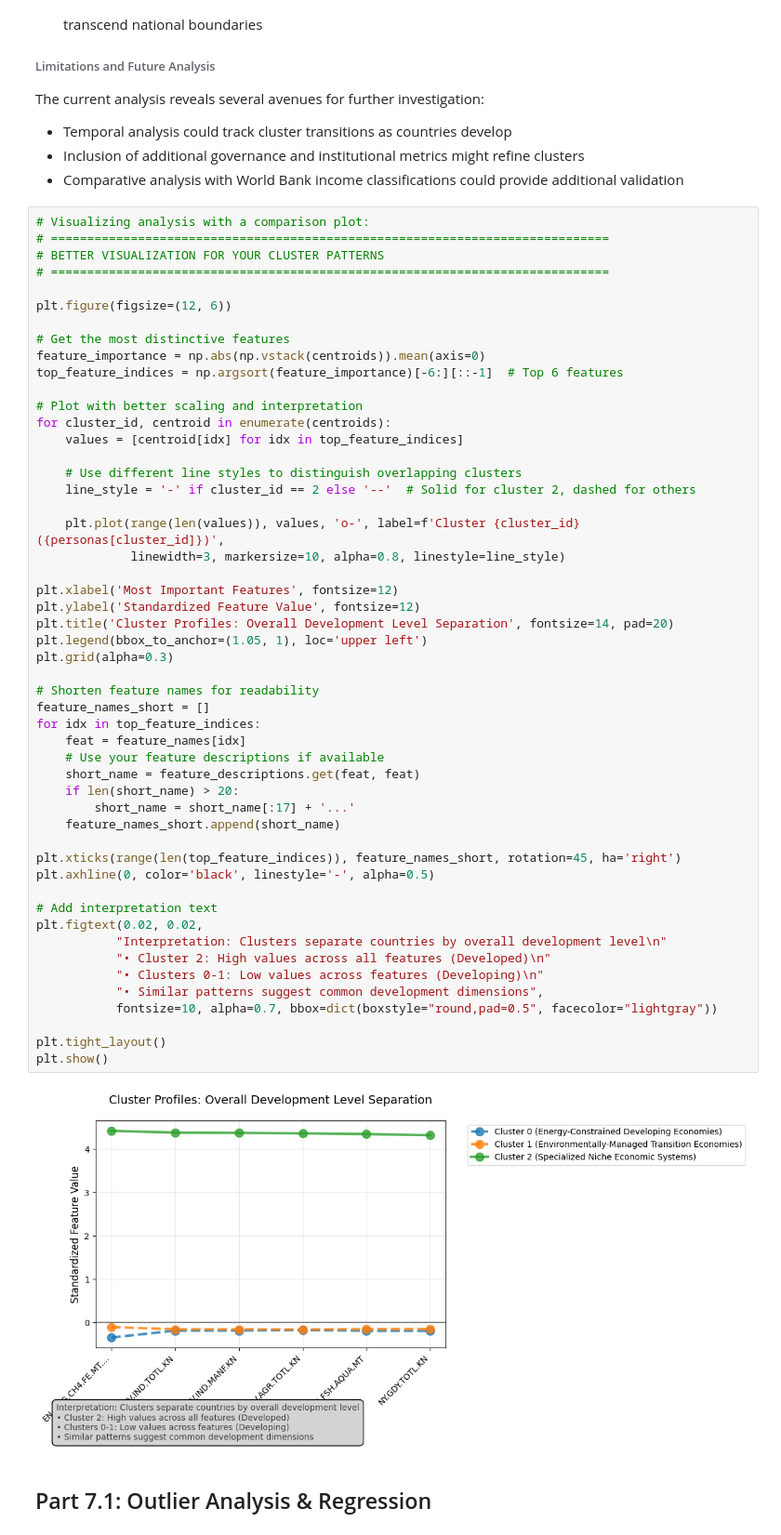
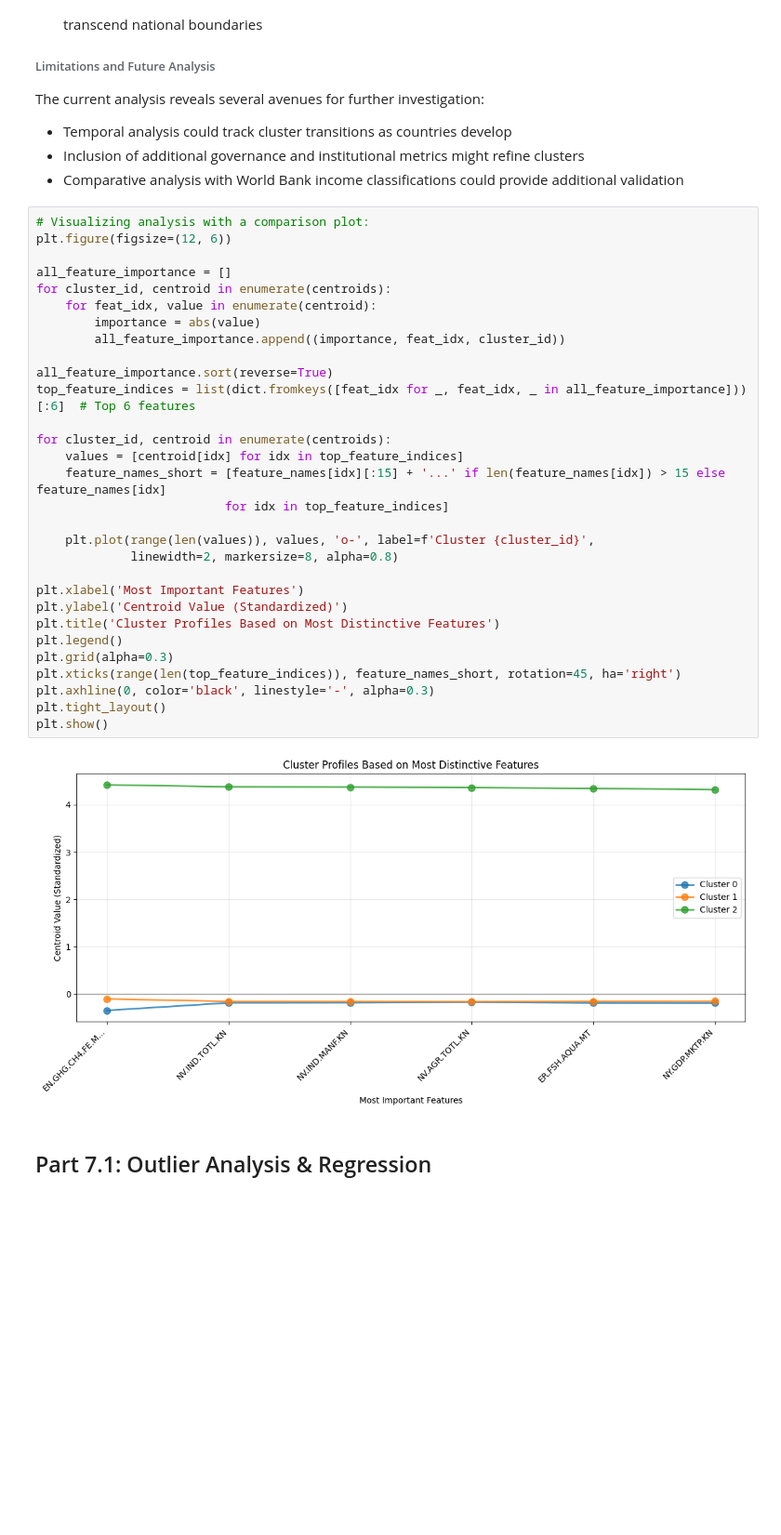
Before and after one commit to GetosMonkey/AI-Assignment-1, a Jupyter notebook: Assignment1.ipynb, the cells around one changed output. Shown at 93% size. Saved outputs shown, nothing was run; the diff lists cells and outputs as text; blank space fills up the shorter version.

```diff
--- a/Assignment1.ipynb
+++ b/Assignment1.ipynb
@@ -1154,57 +1154,36 @@ The current analysis reveals several avenues for further investigation:
 - Comparative analysis with World Bank income classifications could provide additional validation
 # %%
 # Visualizing analysis with a comparison plot:
-# =============================================================================
-# BETTER VISUALIZATION FOR YOUR CLUSTER PATTERNS
-# =============================================================================
-
 plt.figure(figsize=(12, 6))
 
-# Get the most distinctive features
-feature_importance = np.abs(np.vstack(centroids)).mean(axis=0)
-top_feature_indices = np.argsort(feature_importance)[-6:][::-1]  # Top 6 features
+all_feature_importance = []
+for cluster_id, centroid in enumerate(centroids):
+    for feat_idx, value in enumerate(centroid):
+        importance = abs(value)
+        all_feature_importance.append((importance, feat_idx, cluster_id))
 
-# Plot with better scaling and interpretation
+all_feature_importance.sort(reverse=True)
+top_feature_indices = list(dict.fromkeys([feat_idx for _, feat_idx, _ in all_feature_importance]))[:6]  # Top 6 features
+
 for cluster_id, centroid in enumerate(centroids):
     values = [centroid[idx] for idx in top_feature_indices]
+    feature_names_short = [feature_names[idx][:15] + '...' if len(feature_names[idx]) > 15 else feature_names[idx]
+                          for idx in top_feature_indices]
 
-    # Use different line styles to distinguish overlapping clusters
-    line_style = '-' if cluster_id == 2 else '--'  # Solid for cluster 2, dashed for others
+    plt.plot(range(len(values)), values, 'o-', label=f'Cluster {cluster_id}',
+             linewidth=2, markersize=8, alpha=0.8)
 
-    plt.plot(range(len(values)), values, 'o-', label=f'Cluster {cluster_id} ({personas[cluster_id]})',
-             linewidth=3, markersize=10, alpha=0.8, linestyle=line_style)
-
-plt.xlabel('Most Important Features', fontsize=12)
-plt.ylabel('Standardized Feature Value', fontsize=12)
-plt.title('Cluster Profiles: Overall Development Level Separation', fontsize=14, pad=20)
-plt.legend(bbox_to_anchor=(1.05, 1), loc='upper left')
+plt.xlabel('Most Important Features')
+plt.ylabel('Centroid Value (Standardized)')
+plt.title('Cluster Profiles Based on Most Distinctive Features')
+plt.legend()
 plt.grid(alpha=0.3)
-
-# Shorten feature names for readability
-feature_names_short = []
-for idx in top_feature_indices:
-    feat = feature_names[idx]
-    # Use your feature descriptions if available
-    short_name = feature_descriptions.get(feat, feat)
-    if len(short_name) > 20:
-        short_name = short_name[:17] + '...'
-    feature_names_short.append(short_name)
-
 plt.xticks(range(len(top_feature_indices)), feature_names_short, rotation=45, ha='right')
-plt.axhline(0, color='black', linestyle='-', alpha=0.5)
-
-# Add interpretation text
-plt.figtext(0.02, 0.02,
-           "Interpretation: Clusters separate countries by overall development level\n"
-           "• Cluster 2: High values across all features (Developed)\n"
-           "• Clusters 0-1: Low values across features (Developing)\n"
-           "• Similar patterns suggest common development dimensions",
-           fontsize=10, alpha=0.7, bbox=dict(boxstyle="round,pad=0.5", facecolor="lightgray"))
-
+plt.axhline(0, color='black', linestyle='-', alpha=0.3)
 plt.tight_layout()
 plt.show()
 # %% [output]
-[figure, old version]
+[figure, new version]
 # %% [markdown]
 ## Part 7.1: Outlier Analysis & Regression
 # %% [markdown]
```
Also changed, not shown: parts of 3 cells of this notebook.
